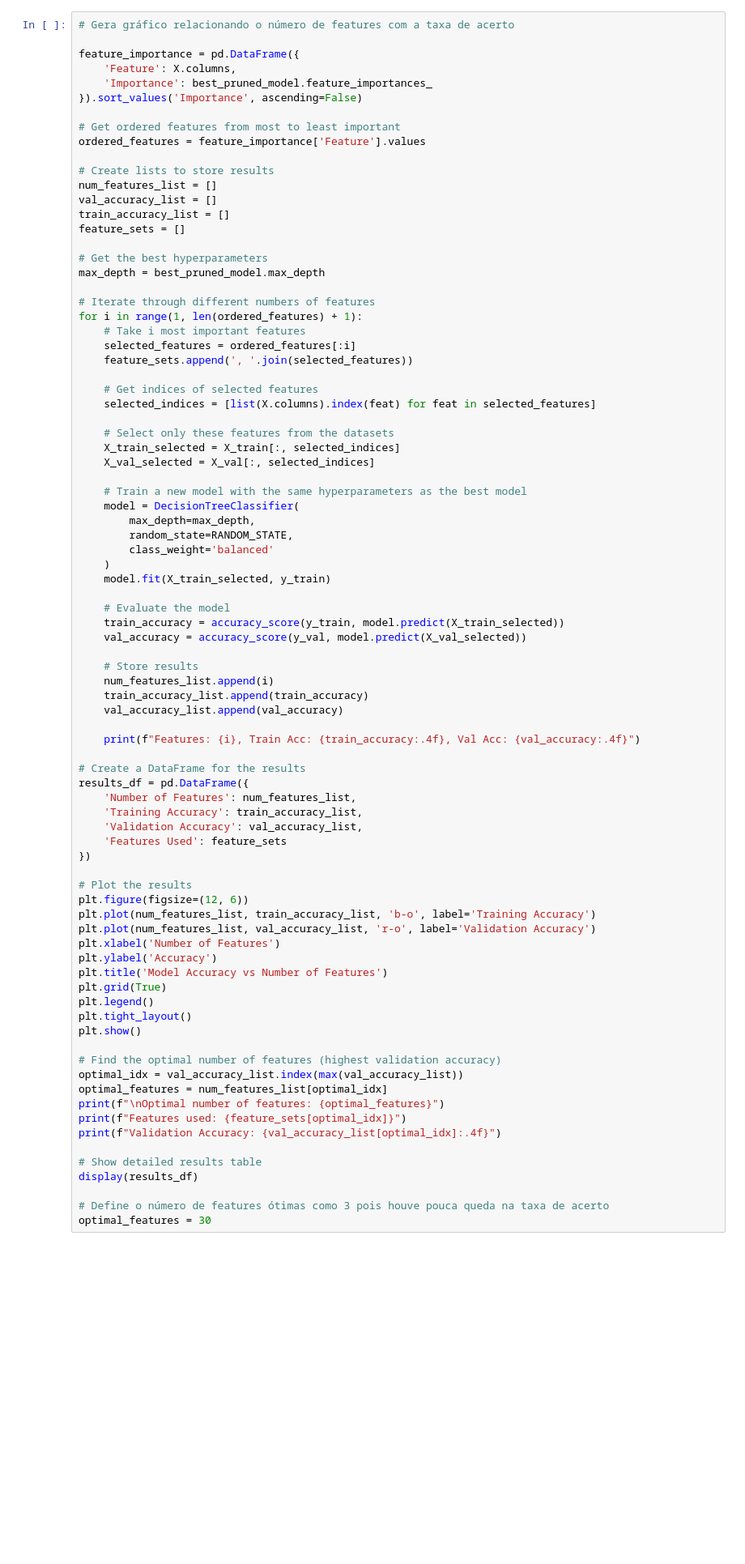
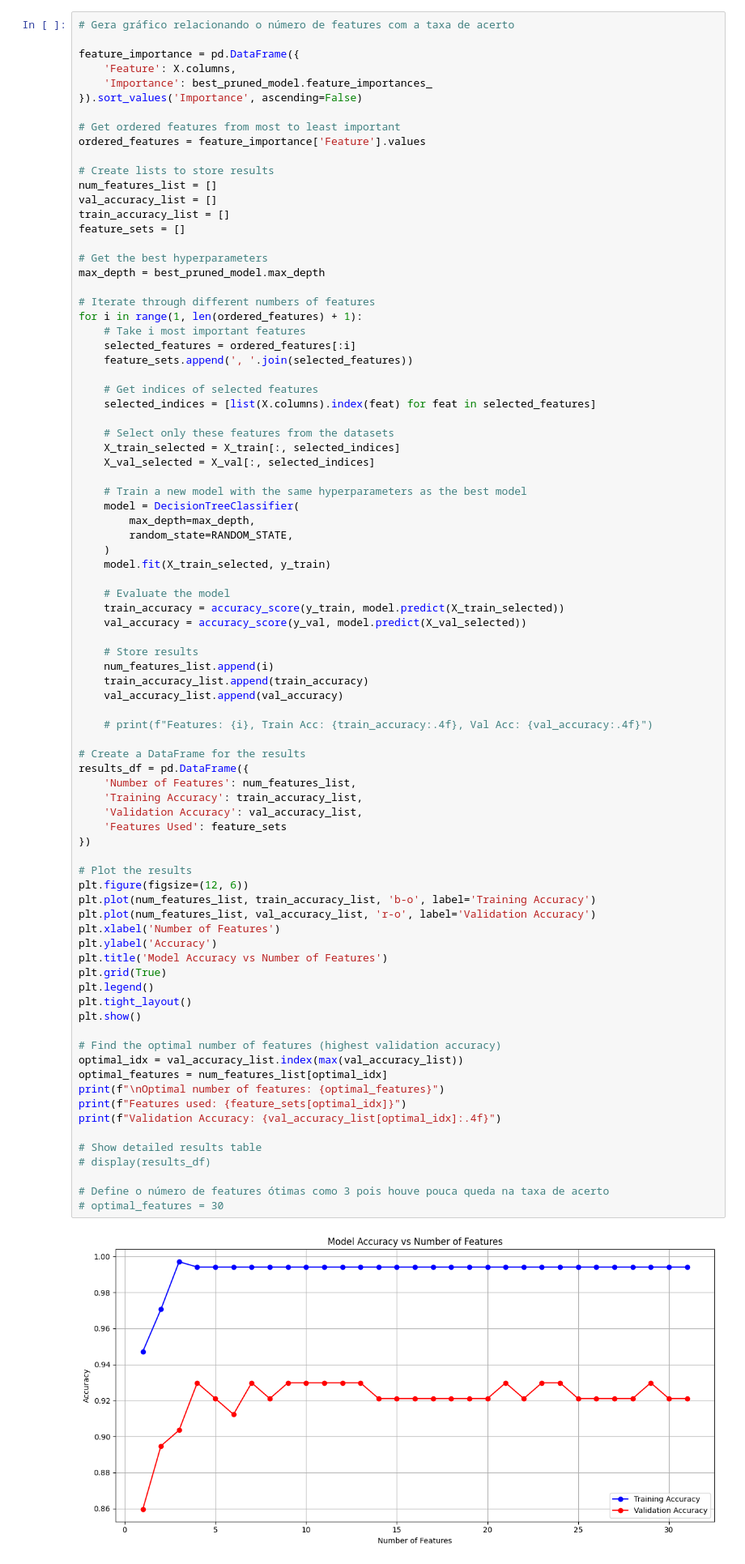
Before and after one commit to dfantonio/UFRGS-ELE401, a Jupyter notebook: projeto1-wine_dataset/modelagem.ipynb, the cells around one changed output. Shown: that part at 81% size. Drawn from its saved outputs; the diff is of its cells as text; blank space fills up the shorter version.

```diff
--- a/projeto1-wine_dataset/modelagem.ipynb
+++ b/projeto1-wine_dataset/modelagem.ipynb
@@ -317,7 +312,6 @@ for i in range(1, len(ordered_features) + 1):
     model = DecisionTreeClassifier(
         max_depth=max_depth,
         random_state=RANDOM_STATE,
-        class_weight='balanced'
     )
     model.fit(X_train_selected, y_train)
 
@@ -330,38 +324,39 @@ for i in range(1, len(ordered_features) + 1):
     train_accuracy_list.append(train_accuracy)
     val_accuracy_list.append(val_accuracy)
 
-    print(f"Features: {i}, Train Acc: {train_accuracy:.4f}, Val Acc: {val_accuracy:.4f}")
+    # print(f"Features: {i}, Train Acc: {train_accuracy:.4f}, Val Acc: {val_accuracy:.4f}")
 
 # Create a DataFrame for the results
 results_df = pd.DataFrame({
     'Number of Features': num_features_list,
     'Training Accuracy': train_accuracy_list,
     'Validation Accuracy': val_accuracy_list,
     'Features Used': feature_sets
 })
 
 # Plot the results
 plt.figure(figsize=(12, 6))
 plt.plot(num_features_list, train_accuracy_list, 'b-o', label='Training Accuracy')
 plt.plot(num_features_list, val_accuracy_list, 'r-o', label='Validation Accuracy')
 plt.xlabel('Number of Features')
 plt.ylabel('Accuracy')
 plt.title('Model Accuracy vs Number of Features')
 plt.grid(True)
 plt.legend()
 plt.tight_layout()
 plt.show()
 
 # Find the optimal number of features (highest validation accuracy)
 optimal_idx = val_accuracy_list.index(max(val_accuracy_list))
 optimal_features = num_features_list[optimal_idx]
 print(f"\nOptimal number of features: {optimal_features}")
 print(f"Features used: {feature_sets[optimal_idx]}")
 print(f"Validation Accuracy: {val_accuracy_list[optimal_idx]:.4f}")
 
 # Show detailed results table
-display(results_df)
+# display(results_df)
 
 # Define o número de features ótimas como 3 pois houve pouca queda na taxa de acerto
-optimal_features = 30
+# optimal_features = 30
 # %% [output]
+[figure, new version]
```
Also changed, not shown: parts of 11 cells of this notebook, 3 other files.
